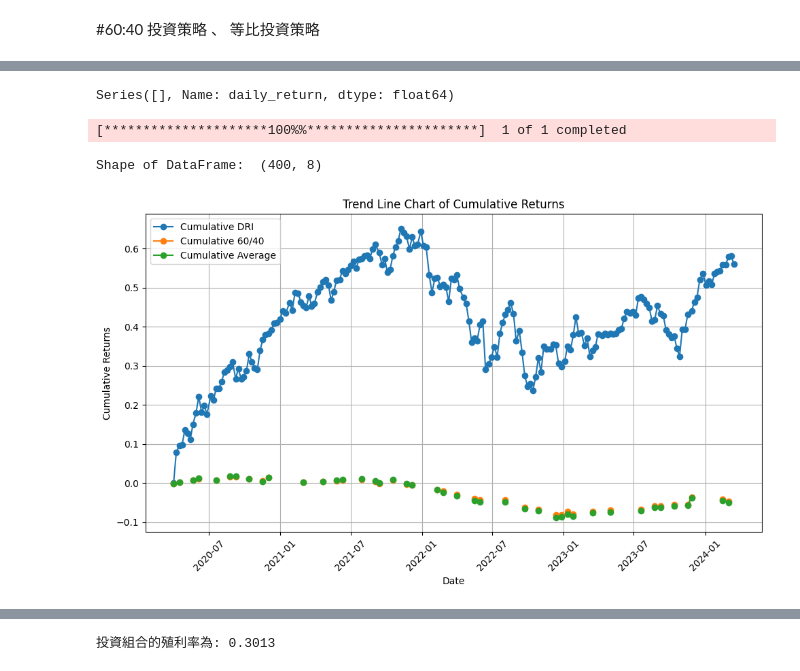
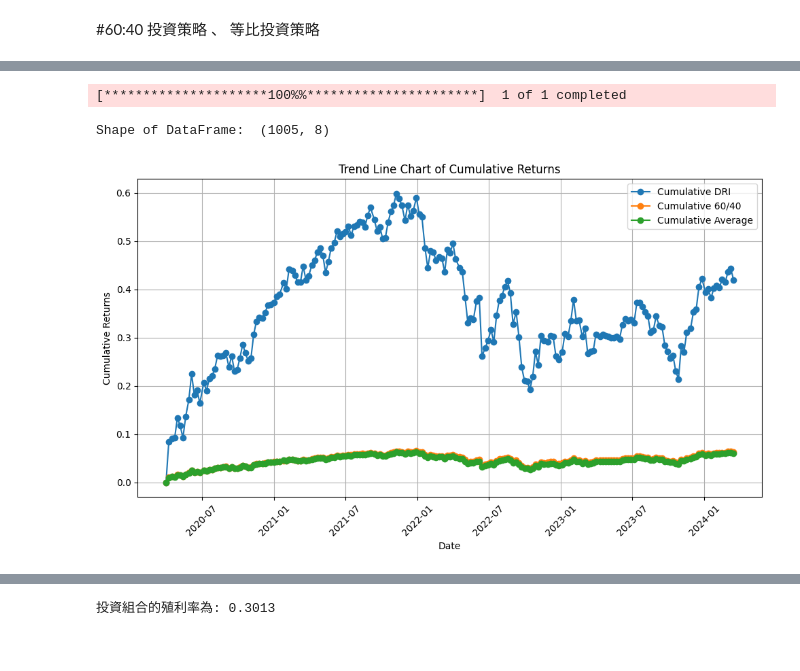
Before and after one commit to ying-ni/drl_finance, a Jupyter notebook: drl.ipynb, the cells around one changed output, grey strips where cells are left out. Drawn from its saved outputs; the diff is of its cells as text; code cells hidden in the pictures.

```diff
--- a/drl.ipynb
+++ b/drl.ipynb
@@ -544,3 +544,8 @@ trained_ddpg.save('/home/jenchang/drl_finance/trained_models/trained_ddpg_0506_n
+# %%
+from stable_baselines3 import DDPG  # 這裡以 DDPG 算法為例
+
+# 載入模型
+trained_ddpg = DDPG.load("/home/jenchang/drl_finance/trained_models/trained_ddpg_0506_new_reward_5_10.zip")
 # %% [markdown]
 ##Trading
 # %%
@@ -666,7 +671,7 @@ Cumulative Return: 41.98%
 #60:40 投資策略 、 等比投資策略
 # %%
  #資產重配置日期
-trade_day = pd.DataFrame(df_profolio_value['date'])
+trade_day = pd.DataFrame(asset_memory[0]['date'])
 initial_investment = 1000000
 stocks = ["SPY","QQQ","VNQ","IWM","VIG"]
 bonds = ["AGG","IEF"]
@@ -780,5 +806,0 @@ df_returns_6040
-# %%
-stock_ratio = 0.6
-bond_ratio = 0.4
-stock_weight = stock_ratio / len(stocks)  # 每只股票的权重
-bond_weight = bond_ratio/ len(bonds)    # 每只债券的权重
@@ -844,7 +911,7 @@ dtype: float64
 # %%
 #portfolio_daily_returns_avg 平均分配  perf_stats_all_6040 6040 df_daily_return DRL
-daily_return_result = df_daily_return.merge(portfolio_daily_returns_6040, on='date', how='left')
-daily_return_result = daily_return_result.merge(portfolio_daily_returns_avg, on ='date', how='left')
+daily_return_result = df_daily_return.merge(df_daily_returns_6040, on='date', how='left')
+daily_return_result = daily_return_result.merge(df_daily_returns_avg, on ='date', how='left')
 daily_return_result = daily_return_result.rename(columns={'daily_return_x':'daily_return_DRL', 'daily_return_y': 'daily_return_6040', 'daily_return': 'daily_return_avg'})
 # %%
 %matplotlib inline
@@ -882,38 +943,47 @@ cumulative_returns_result = pd.DataFrame({'date':daily_return_result['date'], 'c
-# %%
-# baseline_returns.fillna(0,inplace=True)
-baseline_returns[baseline_returns.index.isin(date.to_list())]
-# %% [output]
-Series([], Name: daily_return, dtype: float64)
 # %%
+#計算累計報酬率
+cumulative_drl = (1 + daily_return_result['daily_return_DRL']).cumprod() - 1
+cumulative_6040 = (1 + daily_return_result['daily_return_6040']).cumprod() - 1
+cumulative_avg = (1 + daily_return_result['daily_return_avg']).cumprod() - 1
+
+cumulative_returns_result = pd.DataFrame({'date':daily_return_result['date'], 'cumulative_drl': cumulative_drl, 'cumulative_6040': cumulative_6040, 'cumulative_avg': cumulative_avg })
+
+
+#計算baseline
 baseline_df = get_baseline(
-        ticker='^DJI', start=df_daily_return.loc[0,'date'], end='2021-11-01'
+        ticker='^DJI', start=df_daily_return.loc[0,'date'], end='2024-03-31'
     )
+baseline_df['date'] = pd.to_datetime(baseline_df['date'])
+baseline_df = baseline_df.merge(daily_return_result['date'], on='date', how='inner')
+baseline_returns = get_daily_return(baseline_df, value_col_name="close")
+baseline_returns.fillna(0, inplace=True)
+baseline_returns = baseline_returns.reset_index()
+baseline_returns['date'] = baseline_returns['date'].dt.normalize().dt.tz_convert(None)
 
-baseline_returns = get_daily_return(baseline_df, value_col_name="close")
-
+cumulative_baseline= (1 + baseline_returns['daily_return']).cumprod() - 1
 
 date = cumulative_returns_result['date']
 cumulative_drl = cumulative_returns_result['cumulative_drl']
 cumulative_6040 = cumulative_returns_result['cumulative_6040']
 cumulative_avg =cumulative_returns_result['cumulative_avg']
 
 # 繪製趨勢值線圖
 plt.figure(figsize=(10, 6))
 plt.plot(dates, cumulative_drl, marker='o', label='Cumulative DRI')
 plt.plot(dates, cumulative_6040, marker='o', label='Cumulative 60/40')
 plt.plot(dates, cumulative_avg, marker='o', label='Cumulative Average')
-# plt.plot(dates, baseline_returns, marker='o', label='Cumulative DJI')
+# plt.plot(dates, cumulative_baseline, marker='o', label='Cumulative DJI')
 plt.xlabel('Date')
 plt.ylabel('Cumulative Returns')
 plt.title('Trend Line Chart of Cumulative Returns')
 plt.xticks(rotation=45)
 plt.legend()
 plt.grid(True)
 plt.tight_layout()
 
 # 顯示圖表
 plt.show()
 # %% [output]
 [*********************100%%**********************]  1 of 1 completed
-Shape of DataFrame:  (400, 8)
+Shape of DataFrame:  (1005, 8)
-[figure, old version]
+[figure, new version]
```
Also changed, not shown: parts of 25 cells of this notebook, 10 other files.
